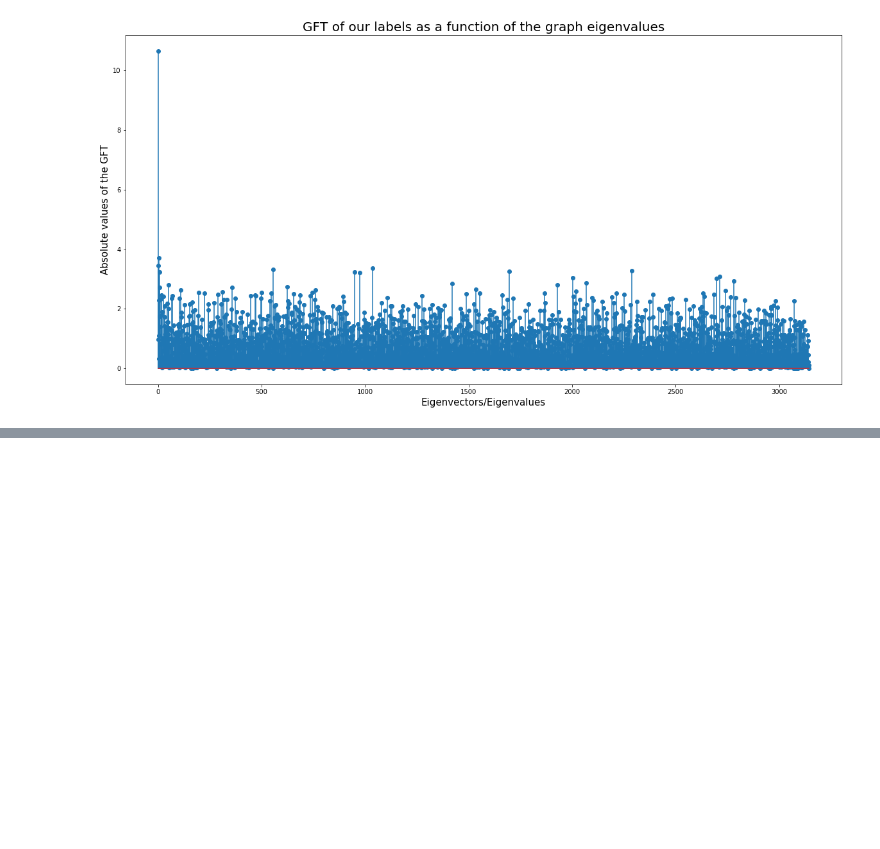
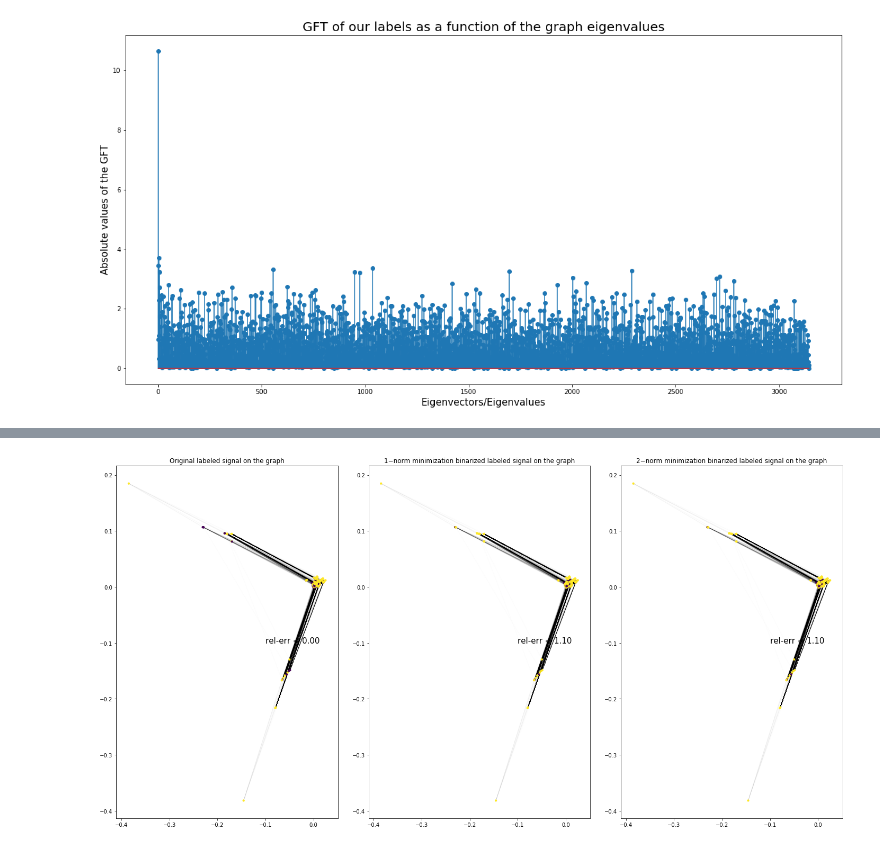
Before and after one commit to rocari96/NTDS-project, a Jupyter notebook: notebook.ipynb, the cells around one changed output, grey strips where cells are left out. Drawn from its saved outputs; the diff is of its cells as text; code cells hidden in the pictures; blank space fills up the shorter version.

```diff
--- a/notebook.ipynb
+++ b/notebook.ipynb
@@ -507,0 +636,28 @@ plt.ylabel(' eigenvector', fontsize=15);
+# %%
+coords = U_norm[:,[index_eig1,index_eig2]]
+fontsize=15
+figsize = (20, 10)
+err_coords = (-0.1, -0.1)
+
+fig, axs = plt.subplots(1, 3, figsize=figsize)
+
+
+# Binarized
+nx.draw_networkx_nodes(G, coords, node_size=10, node_color=labels_bin, ax=axs[0])
+nx.draw_networkx_edges(G, coords, alpha=0.01, ax = axs[0])
+axs[0].set_title('Original labeled signal on the graph');
+axs[0].text(err_coords[0], err_coords[1], 'rel-err = {:.2f}'.format(rel_err_bin(labels_bin)), fontsize=fontsize);
+
+nx.draw_networkx_nodes(G, coords, node_size=10, node_color=sol_1norm_bin, ax=axs[1])
+nx.draw_networkx_edges(G, coords, alpha=0.01, ax = axs[1])
+axs[1].set_title('1−norm minimization binarized labeled signal on the graph');
+axs[1].text(err_coords[0], err_coords[1], 'rel-err = {:.2f}'.format(rel_err_bin(sol_1norm_bin)), fontsize=fontsize);
+
+nx.draw_networkx_nodes(G, coords, node_size=10, node_color=sol_2norm_bin, ax=axs[2])
+nx.draw_networkx_edges(G, coords, alpha=0.01, ax = axs[2])
+axs[2].set_title('2−norm minimization binarized labeled signal on the graph');
+axs[2].text(err_coords[0], err_coords[1], 'rel-err = {:.2f}'.format(rel_err_bin(sol_2norm_bin)), fontsize=fontsize);
+
+plt.tight_layout()
+# %% [output]
+[figure, added]
```
Also changed, not shown: parts of 9 cells of this notebook.
